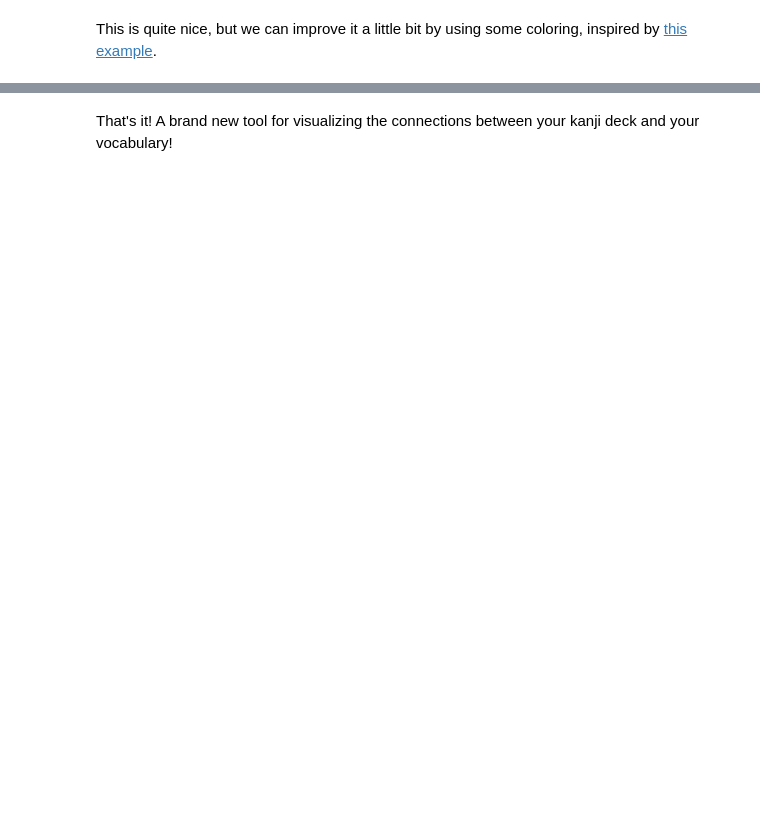
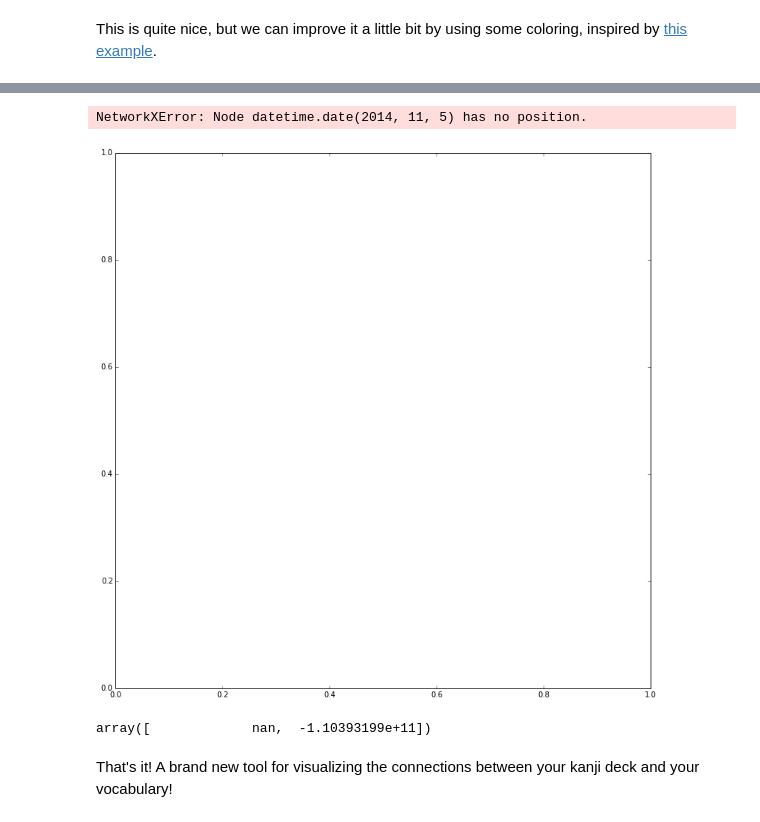
Before and after one commit to flothesof/posts, a Jupyter notebook: 20141020_JapaneseLanguageGraphs.ipynb, the cells around one changed output, grey strips where cells are left out. Drawn from its saved outputs; the diff is of its cells as text; code cells hidden in the pictures; blank space fills up the shorter version.

```diff
--- a/20141020_JapaneseLanguageGraphs.ipynb
+++ b/20141020_JapaneseLanguageGraphs.ipynb
@@ -130,0 +277,10 @@ axis('off');
+# %%
+def iterate_and_plot(dt):
+    iterate(dt)
+    figure(figsize=(10, 10))
+    nx.draw(G, pos=get_pos_dict(),
+        with_labels=True,
+        node_color=node_color,
+        font_family='Aozora Mincho', font_size=15,
+        node_size=1000)
+    axis('off');
@@ -130,0 +294,10 @@ axis('off');
+# %%
+iterate_and_plot(0.02)
+# %% [output]
+NetworkXError: Node datetime.date(2014, 11, 5) has no position.
+[figure, added]
+# %%
+particles[u"星"].move(1)
+particles[u"星"].pos
+# %% [output]
+array([             nan,  -1.10393199e+11])
```
Also changed, not shown: parts of 25 cells of this notebook, 4 other files.
